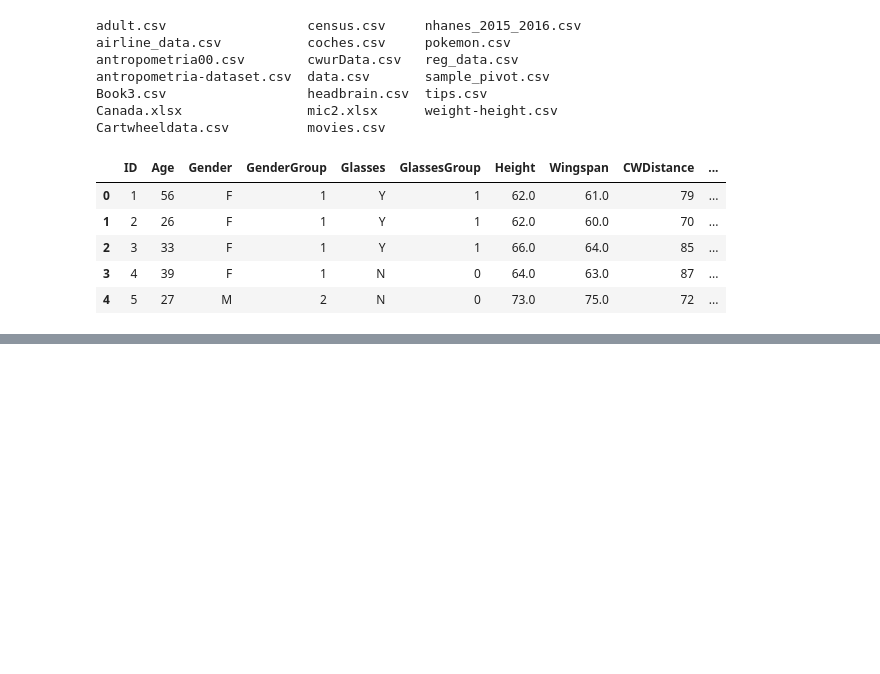
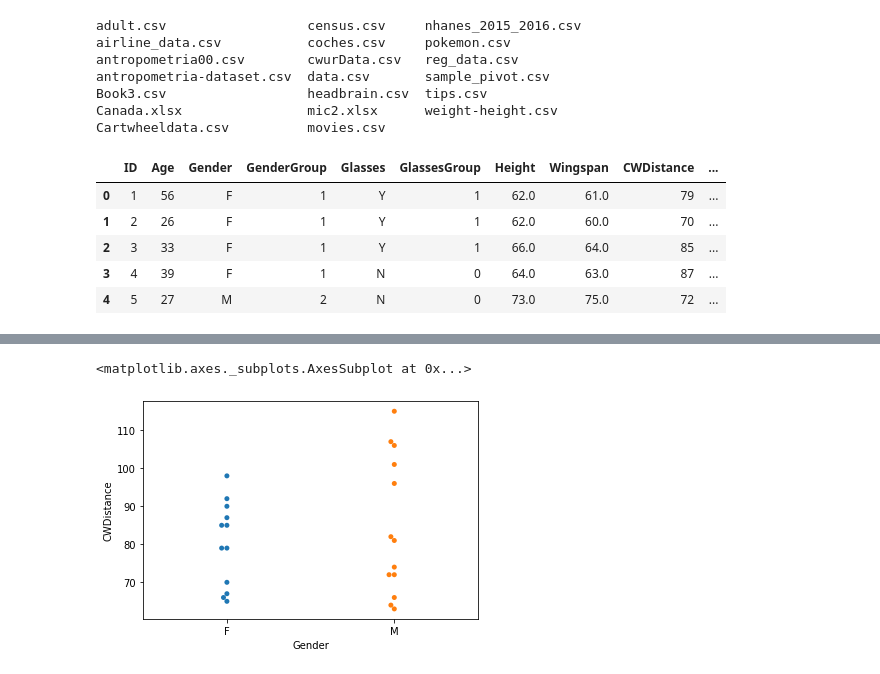
Before and after one commit to Caavalos/DMEGADE3, a Jupyter notebook: clase4.ipynb, the cells around one changed output, grey strips where cells are left out. Cells and saved outputs as stored; diff of their text form; code cells hidden in the pictures; blank space fills up the shorter version.

```diff
--- a/clase4.ipynb
+++ b/clase4.ipynb
@@ -114,0 +122,8 @@ plt.show()
+# %%
+sns.swarmplot( x= 'Gender',
+              y = 'CWDistance',
+              data = df
+             )
+# %% [output]
+<matplotlib.axes._subplots.AxesSubplot at 0x...>
+[figure, added]
```
Also changed, not shown: parts of 5 cells of this notebook.
